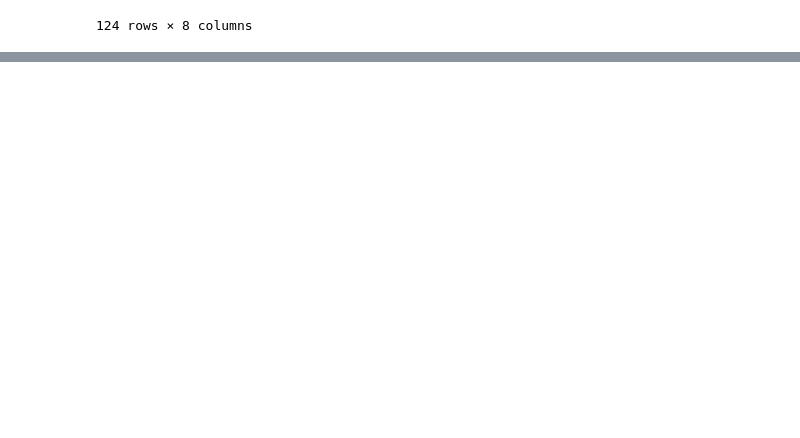
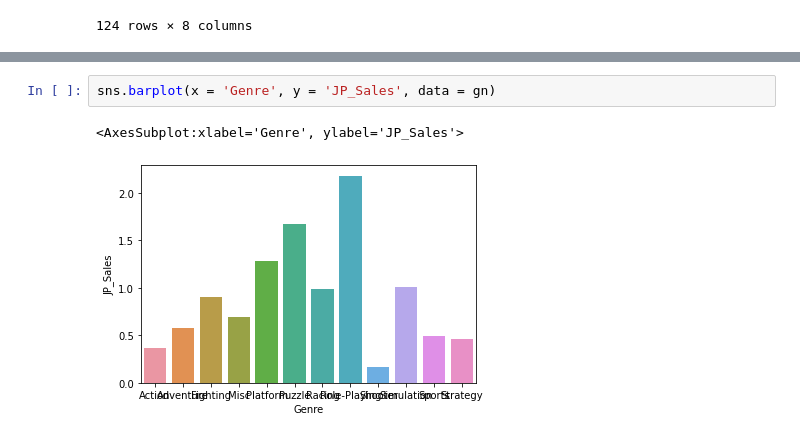
Before and after one commit to paulaked/data25-visualisations, a Jupyter notebook: Visualisations/Untitled.ipynb, the cells around one changed output, grey strips where cells are left out. Saved outputs shown, nothing was run; the diff lists cells and outputs as text; blank space fills up the shorter version.

```diff
--- a/Visualisations/Untitled.ipynb
+++ b/Visualisations/Untitled.ipynb
@@ -248,0 +256,5 @@ AttributeError: 'DataFrame' object has no attribute 'Genre'
+# %%
+sns.barplot(x = 'Genre', y = 'JP_Sales', data = gn)
+# %% [output]
+<AxesSubplot:xlabel='Genre', ylabel='JP_Sales'>
+[figure, added]
```
Also changed, not shown: parts of 18 cells of this notebook.
